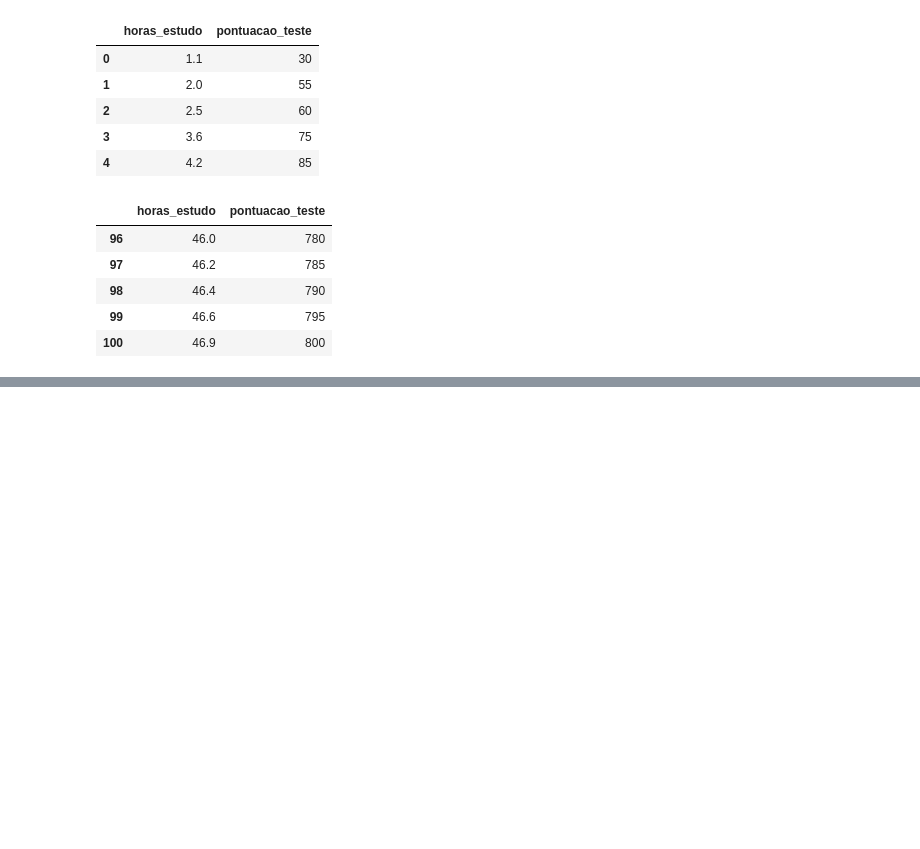
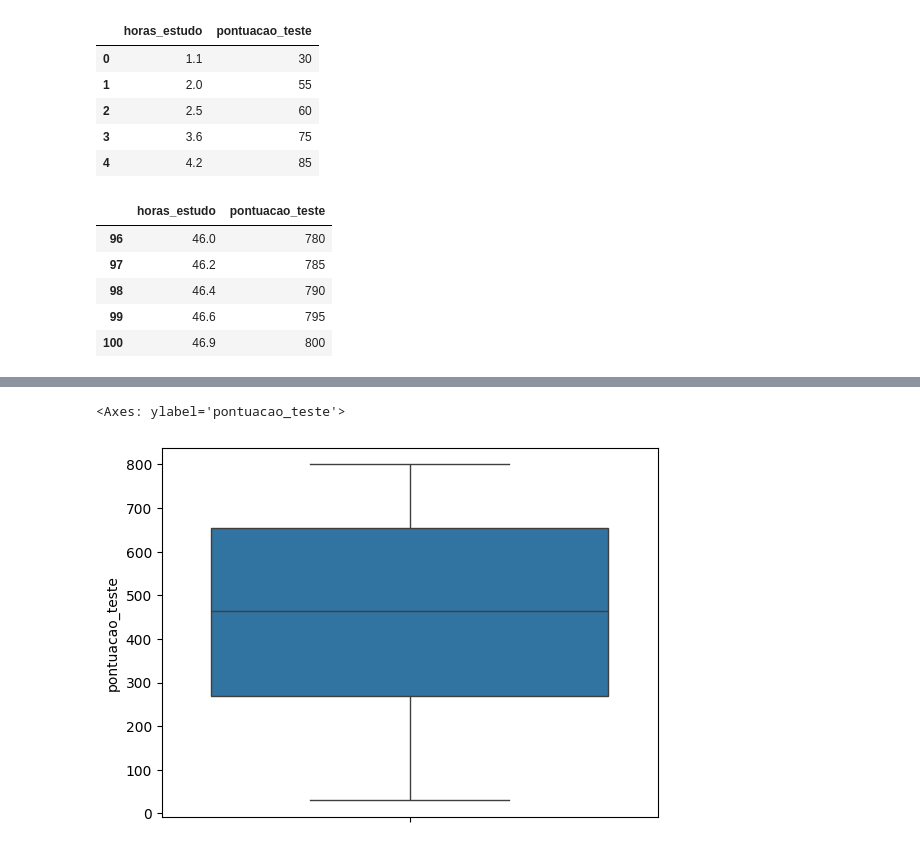
Before and after one commit to angelomedeiros/formacao-ia-regressao-linear-simples, a Jupyter notebook: modelo_pontuacao.ipynb, the cells around one changed output, grey strips where cells are left out. Cells and saved outputs as stored; diff of their text form; code cells hidden in the pictures; blank space fills up the shorter version.

```diff
--- a/modelo_pontuacao.ipynb
+++ b/modelo_pontuacao.ipynb
@@ -46,0 +76,6 @@ df_pontuacao.tail()
+# %%
+# Verificar se temos outliers
+sns.boxplot(data=df_pontuacao, y='pontuacao_teste')
+# %% [output]
+<Axes: ylabel='pontuacao_teste'>
+[figure, added]
```
Also changed, not shown: parts of 8 cells of this notebook.
